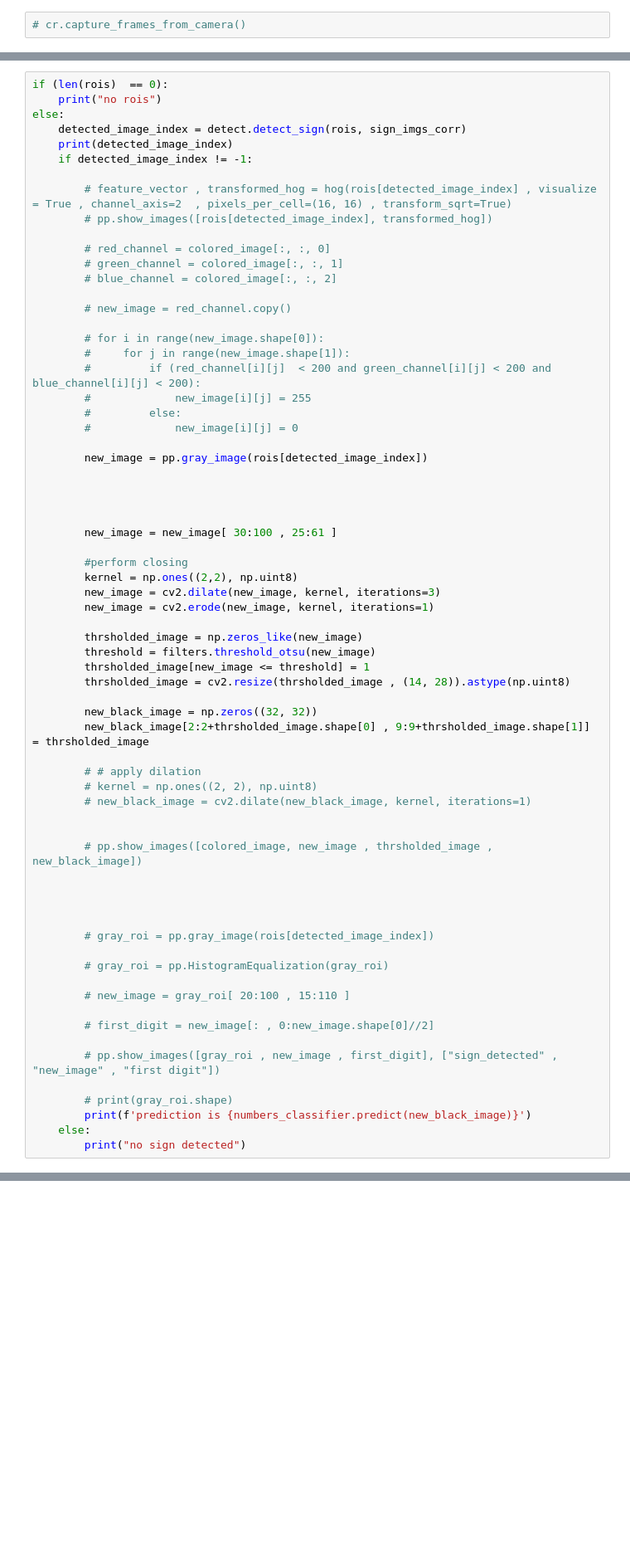
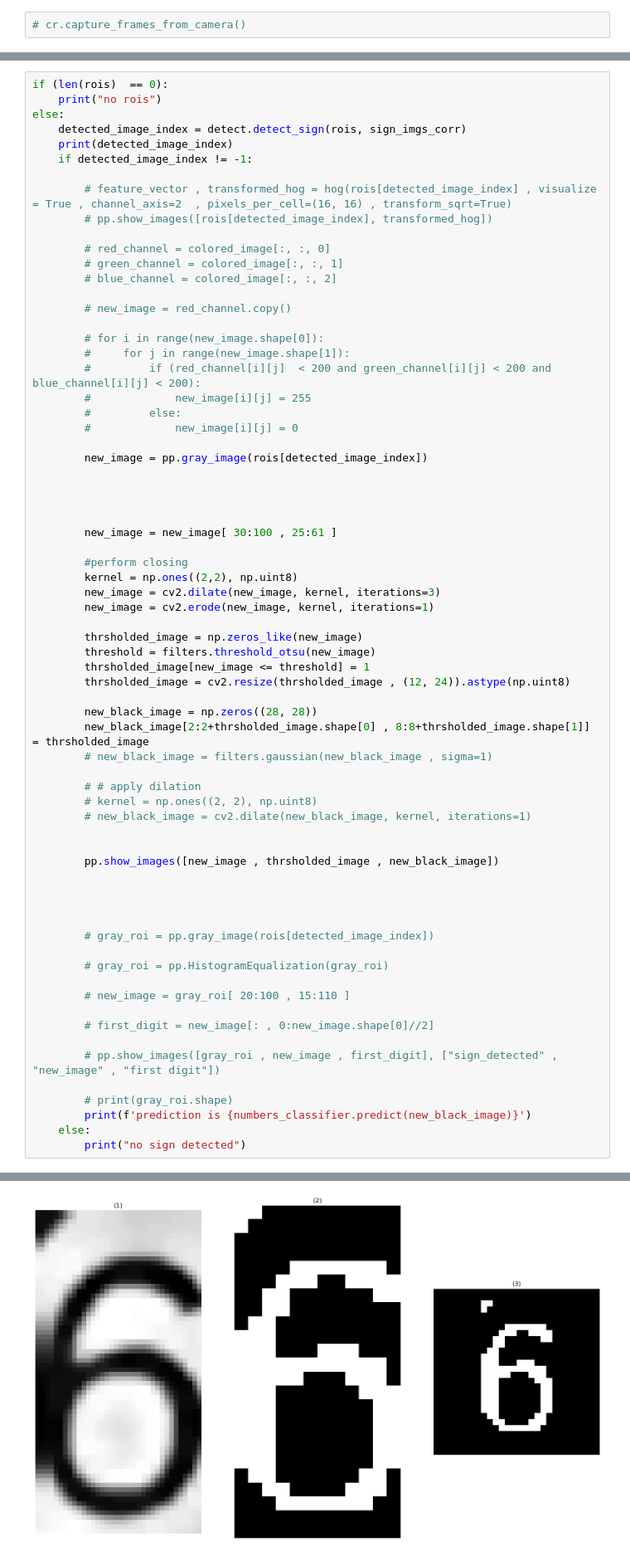
Before and after one commit to ahmedsaad562000/Hdy_3sahn_T3dy, a Jupyter notebook: full_pipeline/main.ipynb, the cells around one changed output, grey strips where cells are left out. Shown at 83% size. Drawn from its saved outputs; the diff is of its cells as text; blank space fills up the shorter version.

```diff
--- a/full_pipeline/main.ipynb
+++ b/full_pipeline/main.ipynb
@@ -136,17 +166,18 @@ else:
         thrsholded_image = np.zeros_like(new_image)
         threshold = filters.threshold_otsu(new_image)
         thrsholded_image[new_image <= threshold] = 1
-        thrsholded_image = cv2.resize(thrsholded_image , (14, 28)).astype(np.uint8)
+        thrsholded_image = cv2.resize(thrsholded_image , (12, 24)).astype(np.uint8)
 
-        new_black_image = np.zeros((32, 32))
-        new_black_image[2:2+thrsholded_image.shape[0] , 9:9+thrsholded_image.shape[1]] = thrsholded_image
+        new_black_image = np.zeros((28, 28))
+        new_black_image[2:2+thrsholded_image.shape[0] , 8:8+thrsholded_image.shape[1]] = thrsholded_image
+        # new_black_image = filters.gaussian(new_black_image , sigma=1)
 
         # # apply dilation
         # kernel = np.ones((2, 2), np.uint8)
         # new_black_image = cv2.dilate(new_black_image, kernel, iterations=1)
 
 
-        # pp.show_images([colored_image, new_image , thrsholded_image , new_black_image])
+        pp.show_images([new_image , thrsholded_image , new_black_image])
 
 
 
@@ -177,0 +208 @@ prediction is ['3']
+[figure, added]
```
Also changed, not shown: parts of 8 cells of this notebook, 1 other file.
